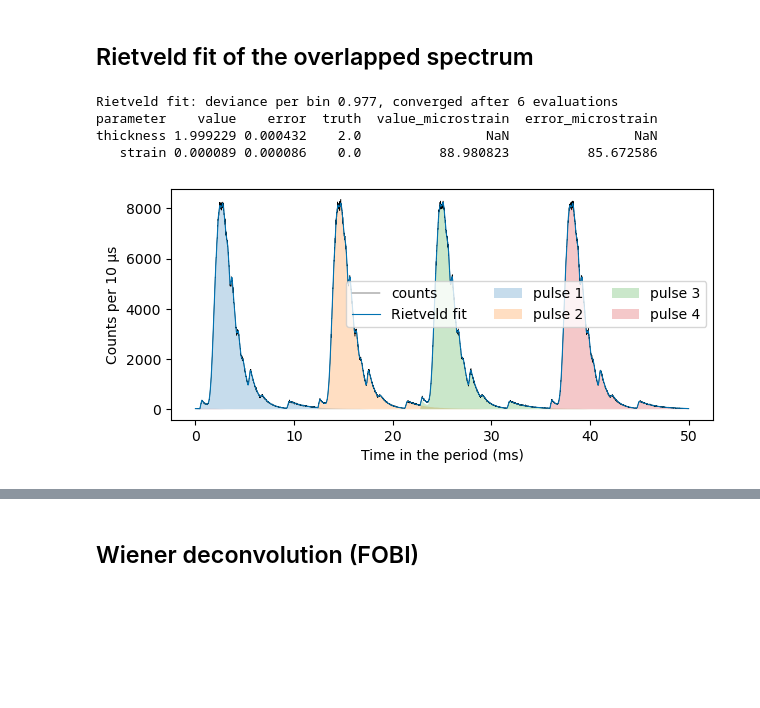
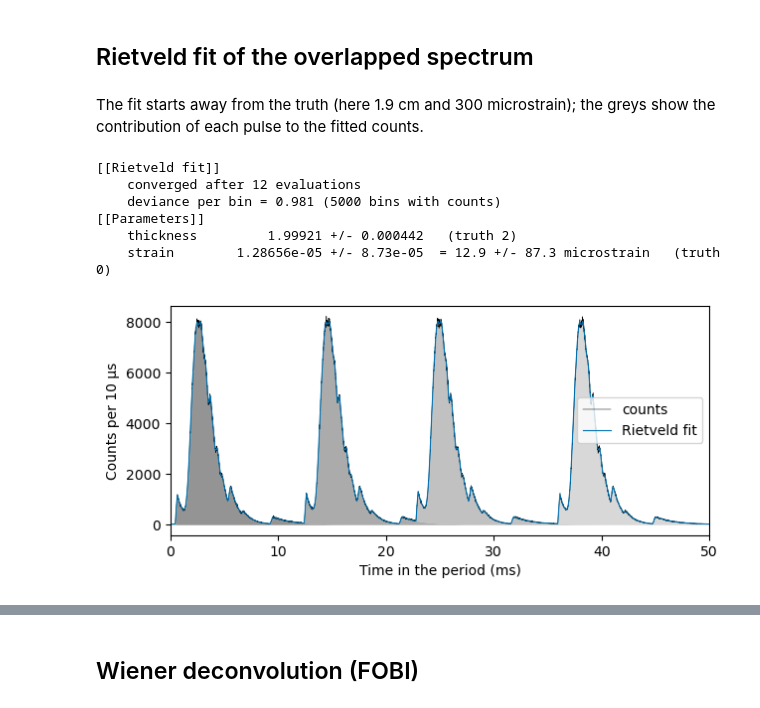
Before and after one commit to TsvikiHirsh/frame_overlap, a Jupyter notebook: notebooks/01_quickstart.ipynb, the cells around one changed output, grey strips where cells are left out. Cells and saved outputs as stored; diff of their text form; code cells hidden in the pictures; blank space fills up the shorter version.

```diff
--- a/notebooks/01_quickstart.ipynb
+++ b/notebooks/01_quickstart.ipynb
@@ -67,17 +67,19 @@ plt.show()
 # %% [markdown]
 ## Rietveld fit of the overlapped spectrum
+# %% [markdown]
+The fit starts away from the truth (here 1.9 cm and 300 microstrain);
+the greys show the contribution of each pulse to the fitted counts.
 # %%
-rietveld = fo.RietveldFit(window=(1.0, 5.0)).fit(data, sample)
-print(rietveld.summary())
+rietveld = fo.RietveldFit(window=(1.0, 5.0)).fit(data, sample, theta0=[1.9, 3e-4])
+print(rietveld.fit_report())
 fig, ax = plt.subplots(figsize=(7, 3))
 rietveld.plot(ax)
-for k, part in enumerate(rietveld.extra["contributions"]):
-    ax.fill_between(grid.t * 1e3, 0, part, alpha=0.25, label=f"pulse {k + 1}")
-ax.legend(ncol=3)
 plt.show()
 # %% [output]
-Rietveld fit: deviance per bin 0.977, converged after 6 evaluations
-parameter    value    error  truth  value_microstrain  error_microstrain
-thickness 1.999229 0.000432    2.0                NaN                NaN
-   strain 0.000089 0.000086    0.0          88.980823          85.672586
+[[Rietveld fit]]
+    converged after 12 evaluations
+    deviance per bin = 0.981 (5000 bins with counts)
+[[Parameters]]
+    thickness         1.99921 +/- 0.000442   (truth 2)
+    strain        1.28656e-05 +/- 8.73e-05  = 12.9 +/- 87.3 microstrain   (truth 0)
-[figure, old version]
+[figure, new version]
```
Also changed, not shown: parts of 8 cells of this notebook, 53 other files.
